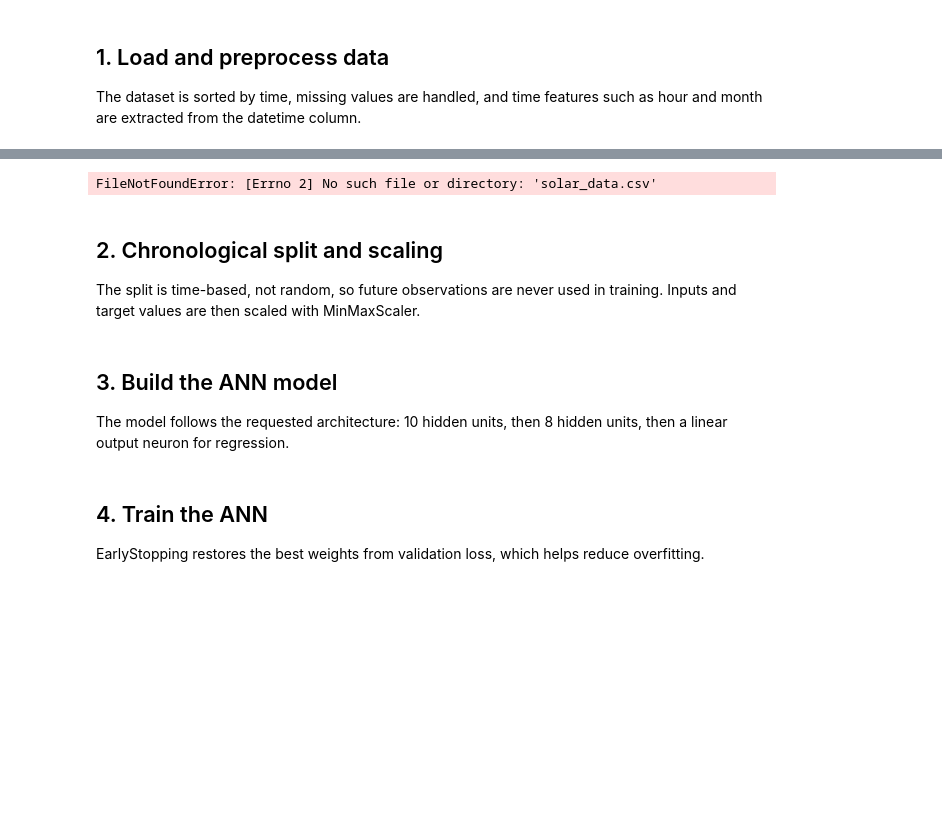
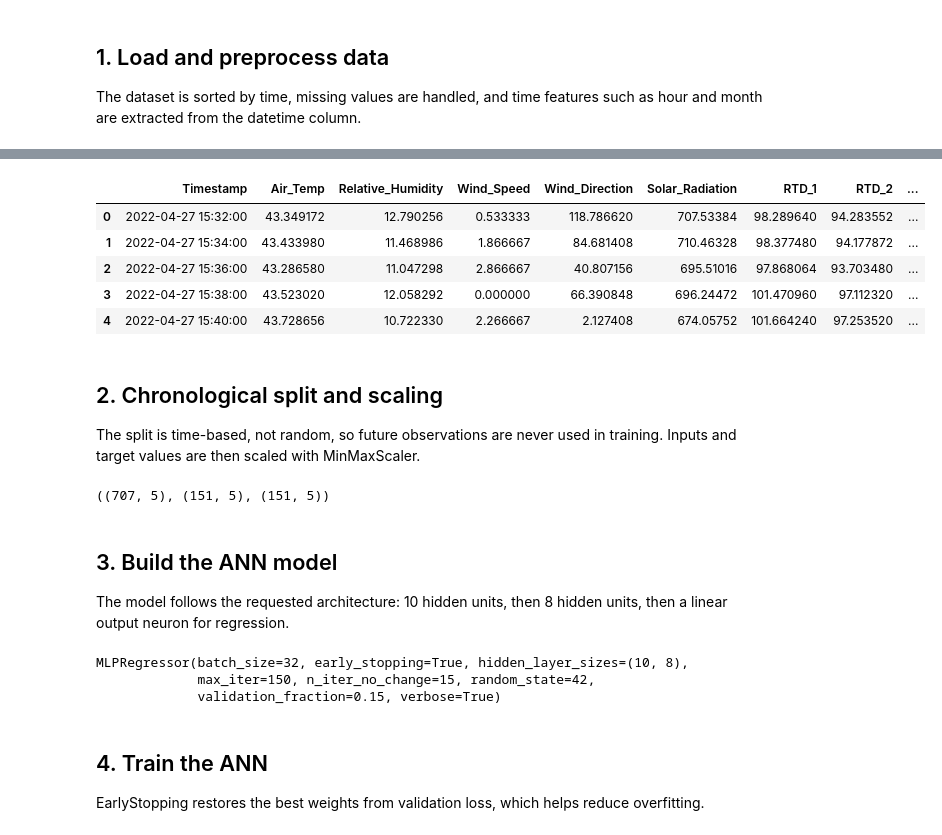
Before and after one commit to Hermes335/IS_PROJ, a Jupyter notebook: renewable_energy_ann.ipynb, the cells around one changed output, grey strips where cells are left out. Saved outputs shown, nothing was run; the diff lists cells and outputs as text; code cells hidden in the pictures; blank space fills up the shorter version.

```diff
--- a/renewable_energy_ann.ipynb
+++ b/renewable_energy_ann.ipynb
@@ -27,10 +27,11 @@ import joblib
 plt.style.use('seaborn-v0_8-whitegrid')
 sns.set_palette('deep')
 
-DATA_PATH = Path('solar_data.csv')
+DATA_PATH = Path('solar-dataset/solar_data.csv')  # Updated path
 OUTPUT_DIR = Path('artifacts')
-TARGET_COLUMN = 'energy_kwh'
-FEATURE_COLUMNS = ['irradiance', 'temperature', 'wind_speed', 'humidity', 'hour']
+TARGET_COLUMN = 'Power_Generated'  # Changed from 'energy_kwh'
+# Updated feature columns to match your dataset
+FEATURE_COLUMNS = ['Solar_Radiation', 'Air_Temp', 'Wind_Speed', 'Relative_Humidity', 'hour']
 EPOCHS = 150
 BATCH_SIZE = 32
 VALIDATION_RATIO = 0.15
@@ -45,25 +98,32 @@ The dataset is sorted by time, missing values are handled, and time features suc
 # %%
-required_columns = {'datetime', 'irradiance', 'temperature', 'wind_speed', 'humidity', TARGET_COLUMN}
+# Update required columns to match the actual dataset
+required_columns = {'Timestamp', 'Solar_Radiation', 'Air_Temp', 'Wind_Speed', 'Relative_Humidity', TARGET_COLUMN}
 
-df = pd.read_csv(DATA_PATH, parse_dates=['datetime'])
+df = pd.read_csv("solar-dataset/solar_data.csv", parse_dates=['Timestamp'], dayfirst=True)
 missing_columns = required_columns.difference(df.columns)
 if missing_columns:
     raise ValueError(f'Missing required columns: {sorted(missing_columns)}')
 
-df = df.sort_values('datetime').reset_index(drop=True)
-df = df.dropna(subset=['datetime', TARGET_COLUMN])
+df = df.sort_values('Timestamp').reset_index(drop=True)
+df = df.dropna(subset=['Timestamp', TARGET_COLUMN])
 
-df['hour'] = df['datetime'].dt.hour
-df['month'] = df['datetime'].dt.month
-df['day_of_week'] = df['datetime'].dt.dayofweek
+df['hour'] = df['Timestamp'].dt.hour
+df['month'] = df['Timestamp'].dt.month
+df['day_of_week'] = df['Timestamp'].dt.dayofweek
 
-numeric_columns = ['irradiance', 'temperature', 'wind_speed', 'humidity', TARGET_COLUMN]
+# Update column names to match the dataset
+numeric_columns = ['Solar_Radiation', 'Air_Temp', 'Wind_Speed', 'Relative_Humidity', TARGET_COLUMN]
 df[numeric_columns] = df[numeric_columns].interpolate(method='linear', limit_direction='both')
 df[numeric_columns] = df[numeric_columns].fillna(df[numeric_columns].median(numeric_only=True))
 
 df.head()
 # %% [output]
-FileNotFoundError: [Errno 2] No such file or directory: 'solar_data.csv'
+|  | Timestamp | Air_Temp | Relative_Humidity | Wind_Speed | Wind_Direction | Solar_Radiation | RTD_1 | RTD_2 | ... |
+| 0 | 2022-04-27 15:32:00 | 43.349172 | 12.790256 | 0.533333 | 118.786620 | 707.53384 | 98.289640 | 94.283552 | ... |
+| 1 | 2022-04-27 15:34:00 | 43.433980 | 11.468986 | 1.866667 | 84.681408 | 710.46328 | 98.377480 | 94.177872 | ... |
+| 2 | 2022-04-27 15:36:00 | 43.286580 | 11.047298 | 2.866667 | 40.807156 | 695.51016 | 97.868064 | 93.703480 | ... |
+| 3 | 2022-04-27 15:38:00 | 43.523020 | 12.058292 | 0.000000 | 66.390848 | 696.24472 | 101.470960 | 97.112320 | ... |
+| 4 | 2022-04-27 15:40:00 | 43.728656 | 10.722330 | 2.266667 | 2.127408 | 674.05752 | 101.664240 | 97.253520 | ... |
 # %% [markdown]
 ## 2. Chronological split and scaling
 
@@ -100,6 +160,8 @@ y_val = target_scaler.transform(validation_df[[TARGET_COLUMN]])
 y_test = target_scaler.transform(test_df[[TARGET_COLUMN]])
 
 X_train.shape, X_val.shape, X_test.shape
+# %% [output]
+((707, 5), (151, 5), (151, 5))
 # %% [markdown]
 ## 3. Build the ANN model
 
@@ -125,6 +187,10 @@ def build_ann_model(input_dim, learning_rate=0.001, dropout_rate=0.0):
 
 ann_model = build_ann_model(len(FEATURE_COLUMNS), learning_rate=LEARNING_RATE, dropout_rate=DROPOUT_RATE)
 ann_model
+# %% [output]
+MLPRegressor(batch_size=32, early_stopping=True, hidden_layer_sizes=(10, 8),
+             max_iter=150, n_iter_no_change=15, random_state=42,
+             validation_fraction=0.15, verbose=True)
 # %% [markdown]
 ## 4. Train the ANN
 
```
Also changed, not shown: parts of 5 cells of this notebook, 1 other file.
